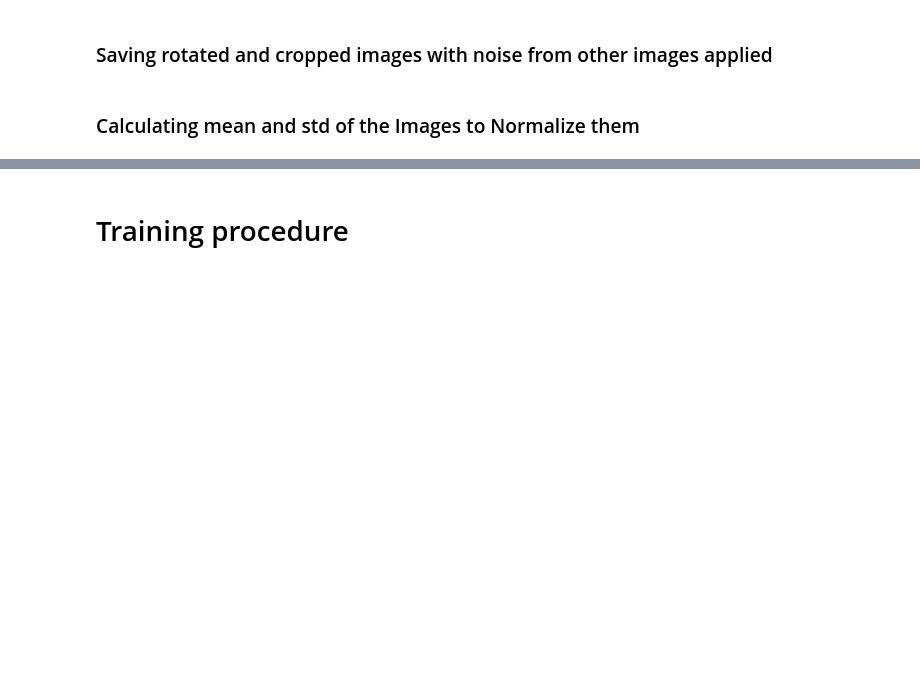
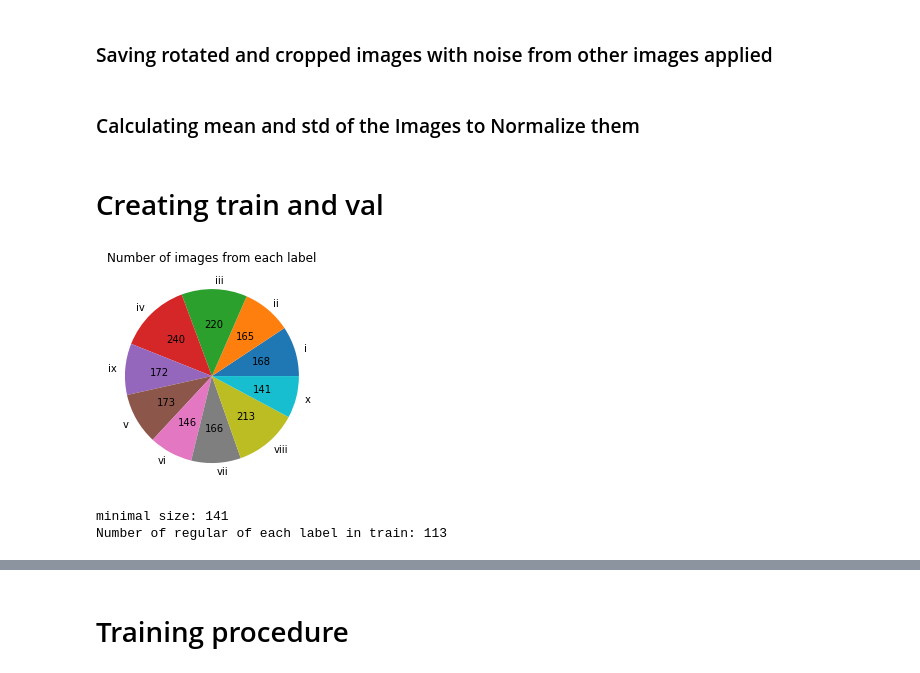
Before and after one commit to maayan-aytek/DS_LAB_hw2, a Jupyter notebook: main.ipynb, the cells around one changed output, grey strips where cells are left out. Drawn from its saved outputs; the diff is of its cells as text; code cells hidden in the pictures; blank space fills up the shorter version.

```diff
--- a/main.ipynb
+++ b/main.ipynb
@@ -344,3 +376,50 @@ for label in tqdm(class_names):
 # images_std = images.view(3, -1).std(dim=1)
 # print(f"images mean: {images_mean}")
 # print(f"images std: {images_std}")
+# %% [markdown]
+# Creating train and val
+# %%
+if not os.path.exists("/home/student/hw2_094295/aug_batches"):
+    os.mkdir("/home/student/hw2_094295/aug_batches")
+
+filtered_folder = "/home/student/hw2_094295/filtered_augmentations/"
+aug_batches_path = "/home/student/hw2_094295/aug_batches/"
+special_images_path = "/home/student/hw2_094295/aug_batches/specials/"
+
+
+folders = os.listdir(filtered_folder)
+for folder in folders:
+    for label in tqdm(class_names):
+        label_dir = os.path.join(filtered_folder + folder, label)
+        files = os.listdir(label_dir)
+        for file in files:
+            params = file.split("_")
+            file_label = params[0]
+            file_index = params[1]
+            if not os.path.exists(aug_batches_path + file_index + "_" + label):
+                os.mkdir(aug_batches_path + file_index + "_" + label)
+            Image.open(label_dir + "/" + file).save(aug_batches_path + file_index + "_" + label + "/" + file)
+# %%
+folders = os.listdir("/home/student/hw2_094295/all_augmentations/Regular/")
+labels_dict = {}
+for folder in folders:
+    labels_dict[folder] = len(os.listdir(f"/home/student/hw2_094295/all_augmentations/Regular/{folder}"))
+
+sizes = np.array(list(labels_dict.values()))
+labels = sorted(list(labels_dict.keys()))
+def absolute_value(val):
+    a  = int(np.round(val/100.*sizes.sum(), 0))
+    return a
+
+plt.pie(sizes, labels=labels, autopct=absolute_value, rotatelabels=False)
+plt.title("Number of images from each label")
+plt.show()
+
+min_size = min(sizes)
+num_reg_in_train = round(0.8*(min(sizes)))
+print(f"minimal size: {min_size}")
+print(f"Number of regular of each label in train: {num_reg_in_train}")
+# %% [output]
+[figure, added]
+minimal size: 141
+Number of regular of each label in train: 113
```
Also changed, not shown: parts of 14 cells of this notebook.
